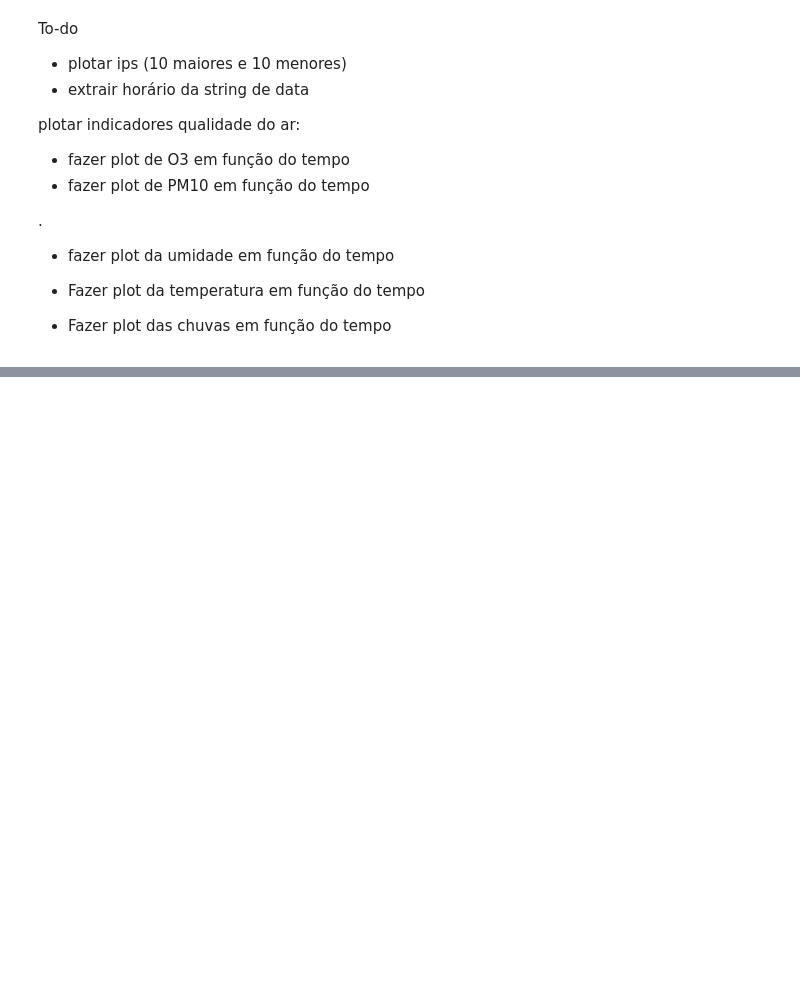
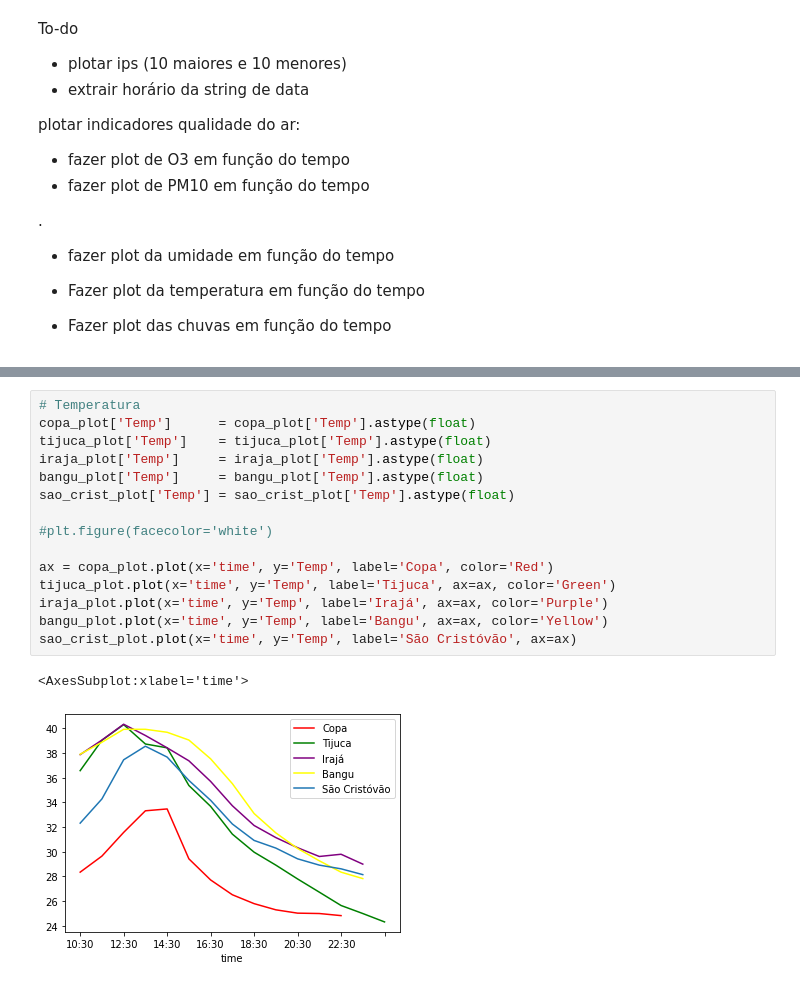
Before and after one commit to KeithFabre/analytica-process, a Jupyter notebook: data_analysis/analysis_pt_br.ipynb, the cells around one changed output, grey strips where cells are left out. Saved outputs shown, nothing was run; the diff lists cells and outputs as text; blank space fills up the shorter version.

```diff
--- a/data_analysis/analysis_pt_br.ipynb
+++ b/data_analysis/analysis_pt_br.ipynb
@@ -197 +202,19 @@ tijuca_24h
+# %%
+# Temperatura
+copa_plot['Temp']      = copa_plot['Temp'].astype(float)
+tijuca_plot['Temp']    = tijuca_plot['Temp'].astype(float)
+iraja_plot['Temp']     = iraja_plot['Temp'].astype(float)
+bangu_plot['Temp']     = bangu_plot['Temp'].astype(float)
+sao_crist_plot['Temp'] = sao_crist_plot['Temp'].astype(float)
+
+#plt.figure(facecolor='white')
+
+ax = copa_plot.plot(x='time', y='Temp', label='Copa', color='Red')
+tijuca_plot.plot(x='time', y='Temp', label='Tijuca', ax=ax, color='Green')
+iraja_plot.plot(x='time', y='Temp', label='Irajá', ax=ax, color='Purple')
+bangu_plot.plot(x='time', y='Temp', label='Bangu', ax=ax, color='Yellow')
+sao_crist_plot.plot(x='time', y='Temp', label='São Cristóvão', ax=ax)
+# %% [output]
+<AxesSubplot:xlabel='time'>
+[figure, added]
 # %%
```
Also changed, not shown: parts of 12 cells of this notebook.
